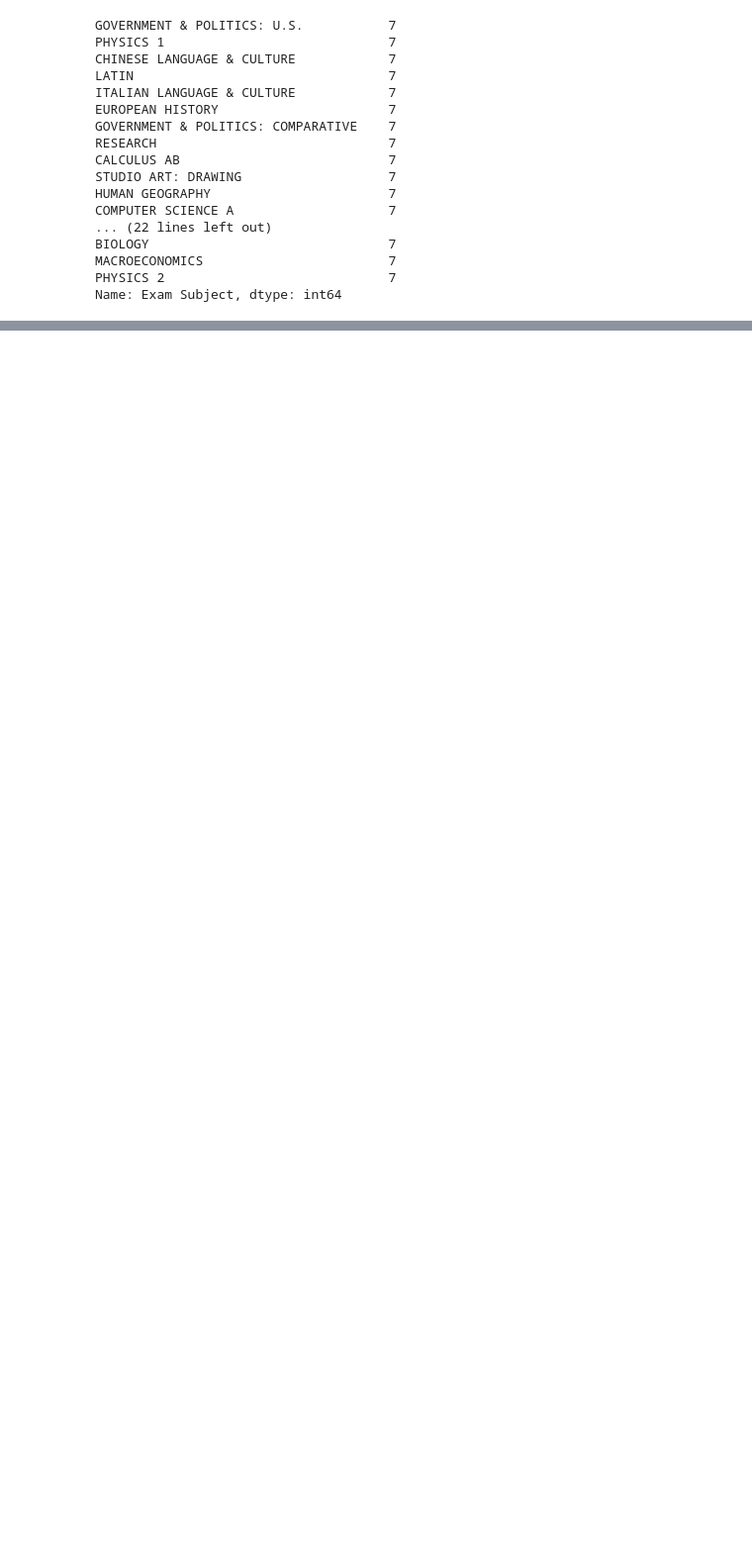
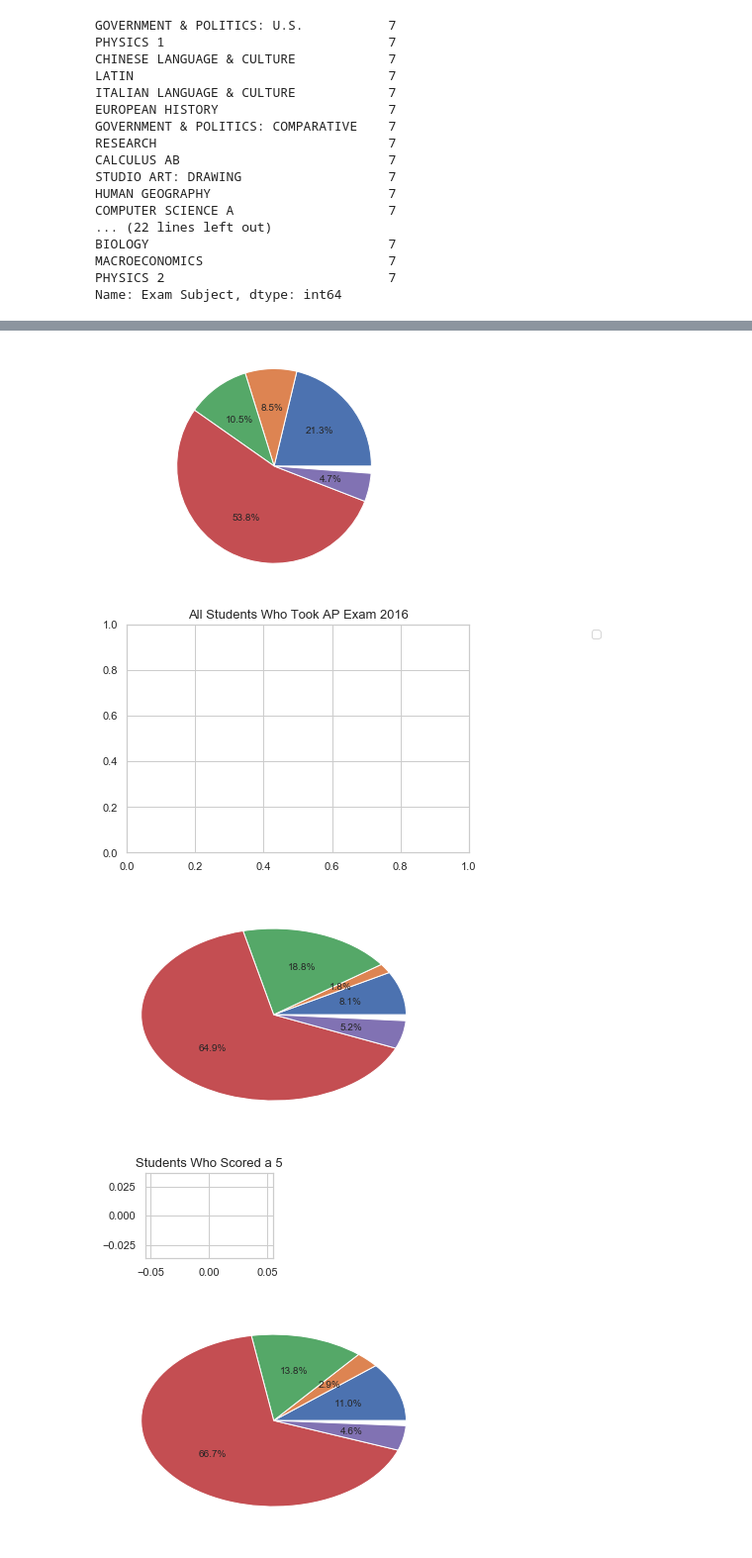
Before and after one commit to jtillis0317/Drills-and-Projects, a Jupyter notebook: Unit 1 Capstone.ipynb, the cells around one changed output, grey strips where cells are left out. Shown: that part at 99% size. Cells and saved outputs as stored; diff of their text form; code cells hidden in the pictures; blank space fills up the shorter version.

```diff
--- a/Unit 1 Capstone.ipynb
+++ b/Unit 1 Capstone.ipynb
@@ -492,7 +112,0 @@ df4[df4["VGT Count"] == 1].describe()
-# %%
-sns.set(style="whitegrid")
-sns.lmplot(y="Net Wager", x="VGT Count", data=df4, fit_reg=True)
-plt.xlabel("VGT Count")
-plt.ylabel("Net Wager")
-#plt.ylim(0,3.279708e+07)
-plt.title("Scatterplot of Net Wager Versus VGT Count", fontsize=13)
@@ -527,0 +113,2 @@ One machine in a 3-machine establishment produces 34.55402251394141 percent of o
+# %%
+ap_lit = exams[exams["Exam Subject"] == "ENGLISH LITERATURE & COMPOSITION"]
@@ -527,0 +133,2 @@ One machine in a 3-machine establishment produces 34.55402251394141 percent of o
+# %%
+ap_lit_transposed = ap_lit.T
@@ -527,0 +144,2 @@ One machine in a 3-machine establishment produces 34.55402251394141 percent of o
+# %%
+ap_lit_transposed.columns = ["5", "4", "3", "2", "1", "All", "Average"]
@@ -527,0 +179,50 @@ One machine in a 3-machine establishment produces 34.55402251394141 percent of o
+# %%
+#plt.figure(figsize=(10,5))
+plt.pie(ap_lit_transposed.iloc[-5:, 5], autopct="%1.1f%%")
+plt.axis("equal")
+plt.figure().add_axes([.1, .1, .8, .8])
+plt.title("All Students Who Took AP Exam 2016", fontsize = 13)
+plt.legend(ap_lit_transposed.index[-5:], loc = "upper right", bbox_to_anchor=(.9, 0, .5, 1))
+plt.show()
+
+#plt.figure(figsize=(10,5))
+plt.pie(ap_lit_transposed.iloc[-5:, 0], autopct="%1.1f%%")
+plt.figure().add_axes([.65, .65, .3, .3])
+plt.axis("equal")
+plt.title("Students Who Scored a 5", fontsize = 13)
+plt.show()
+
+
+#plt.figure(figsize=(10,5))
+plt.pie(ap_lit_transposed.iloc[-5:, 1], autopct="%1.1f%%")
+plt.figure().add_axes([.65, .65, .3, .3])
+plt.axis("equal")
+plt.title("Students Who Scored a 4", fontsize = 13)
+plt.show()
+
+#plt.figure(figsize=(10,5))
+plt.pie(ap_lit_transposed.iloc[-5:, 2], autopct="%1.1f%%")
+plt.figure().add_axes([.65, .65, .3, .3])
+plt.axis("equal")
+plt.title("Students Who Scored a 3", fontsize = 13)
+plt.show()
+
+#plt.figure(figsize=(10,5))
+plt.pie(ap_lit_transposed.iloc[-5:, 3], autopct="%1.1f%%")
+plt.figure().add_axes([.65, .65, .3, .3])
+plt.axis("equal")
+plt.title("Students Who Scored a 2", fontsize = 13)
+plt.show()
+
+#plt.figure(figsize=(10,5))
+plt.pie(ap_lit_transposed.iloc[-5:, 4], autopct="%1.1f%%")
+plt.figure().add_axes([.65, .65, .3, .3])
+plt.axis("equal")
+plt.title("Students Who Scored a 1", fontsize = 13)
+plt.show()
+# %% [output]
+[figure, added]
+[figure, added]
+[figure, added]
+[figure, added]
+[figure, added]
```
Also changed, not shown: parts of 70 cells of this notebook.
